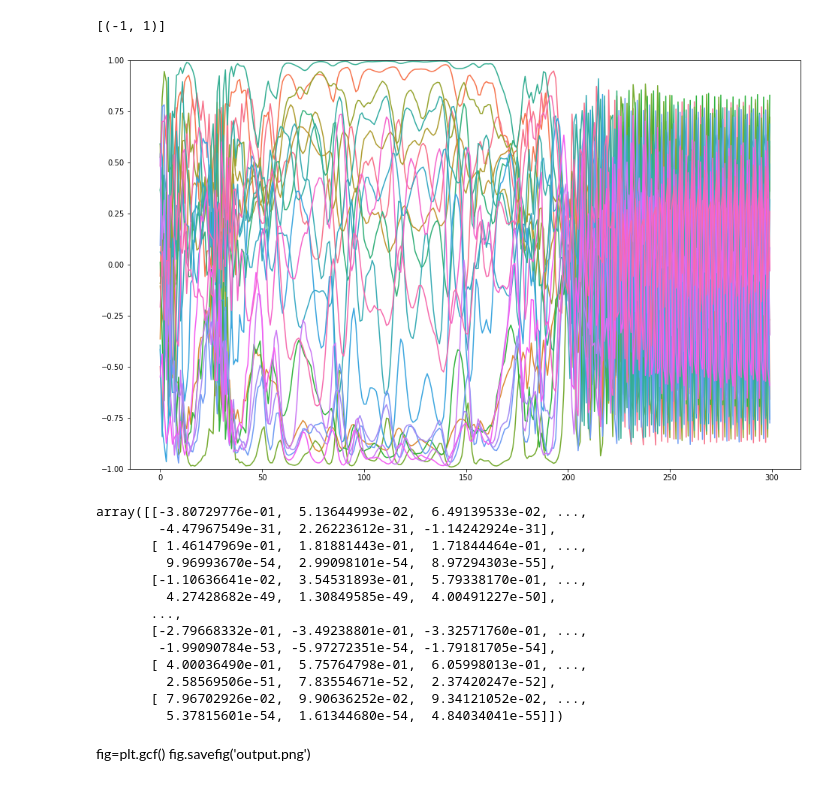
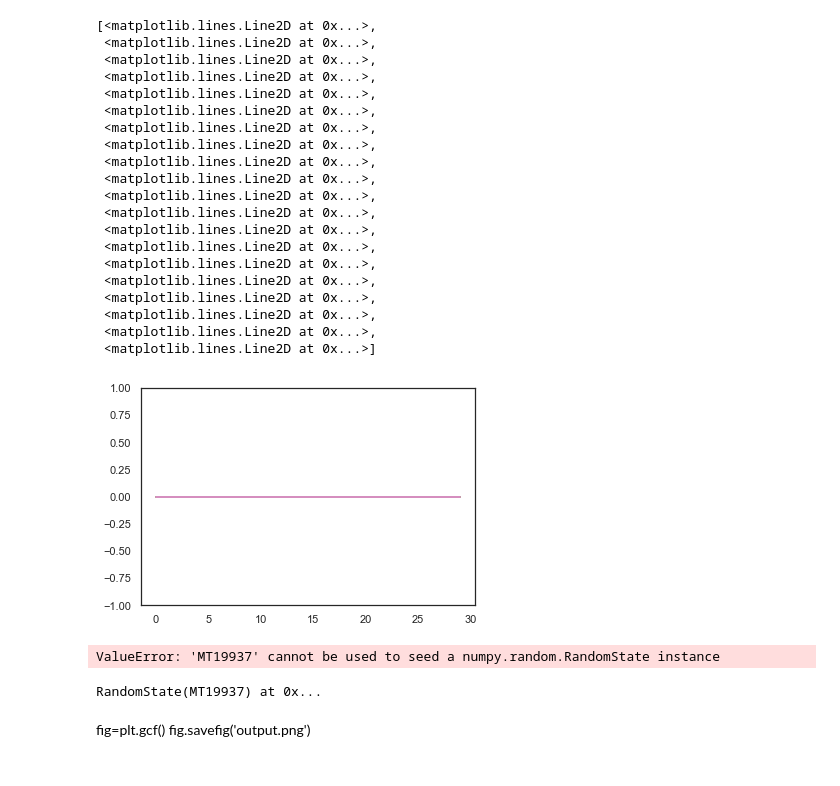
Before and after one commit to jamiecwebber/MusicMotionHack, a Jupyter notebook: Demo.ipynb, the cells around one changed output. Drawn from its saved outputs; the diff is of its cells as text; code cells hidden in the pictures.

```diff
--- a/Demo.ipynb
+++ b/Demo.ipynb
@@ -91,7 +155,35 @@ for j in range(100):
+# %%
+plt.clf()
+plt.ylim(-1,1)
+
+fig.set_size_inches(16,10)
+plt.plot(np.array(output[250:280]))
+# %% [output]
+[<matplotlib.lines.Line2D at 0x...>,
+ <matplotlib.lines.Line2D at 0x...>,
+ <matplotlib.lines.Line2D at 0x...>,
+ <matplotlib.lines.Line2D at 0x...>,
+ <matplotlib.lines.Line2D at 0x...>,
+ <matplotlib.lines.Line2D at 0x...>,
+ <matplotlib.lines.Line2D at 0x...>,
+ <matplotlib.lines.Line2D at 0x...>,
+ <matplotlib.lines.Line2D at 0x...>,
+ <matplotlib.lines.Line2D at 0x...>,
+ <matplotlib.lines.Line2D at 0x...>,
+ <matplotlib.lines.Line2D at 0x...>,
+ <matplotlib.lines.Line2D at 0x...>,
+ <matplotlib.lines.Line2D at 0x...>,
+ <matplotlib.lines.Line2D at 0x...>,
+ <matplotlib.lines.Line2D at 0x...>,
+ <matplotlib.lines.Line2D at 0x...>,
+ <matplotlib.lines.Line2D at 0x...>,
+ <matplotlib.lines.Line2D at 0x...>,
+ <matplotlib.lines.Line2D at 0x...>]
+[figure, added]
 # %%
 #  df = pd.DataFrame(dict(time=np.arange(25),
 #                          value=np.array(output[])))
-esn = SimpleESN(n_readout=20, n_components=20, n_inputs=2, input_gain=3, input_sparcity=1, damping=0.9, random_state=95326, weight_scaling=1.6, sparcity=0.75)
+esn = SimpleESN(n_readout=20, n_components=20, n_inputs=2, input_gain=2, input_sparcity=1, damping=0.2, random_state='MT19937', weight_scaling=1., sparcity=1)
 fig = plt.gcf()
 fig.set_size_inches(16,10)
 
@@ -108,27 +200,14 @@ for j in range(100):
 plot = sns.lineplot(data=np.array(output),dashes=False, legend=False)
 plot.set(ylim=(-1,1))
 # %% [output]
-[(-1, 1)]
+ValueError: 'MT19937' cannot be used to seed a numpy.random.RandomState instance
-[figure, removed]
 # %%
 
 plot.get_figure().savefig('output.png')
-# %%
-np.asarray(output).T
-# %% [output]
-array([[-3.80729776e-01,  5.13644993e-02,  6.49139533e-02, ...,
-        -4.47967549e-31,  2.26223612e-31, -1.14242924e-31],
-       [ 1.46147969e-01,  1.81881443e-01,  1.71844464e-01, ...,
-         9.96993670e-54,  2.99098101e-54,  8.97294303e-55],
-       [-1.10636641e-02,  3.54531893e-01,  5.79338170e-01, ...,
-         4.27428682e-49,  1.30849585e-49,  4.00491227e-50],
-       ...,
-       [-2.79668332e-01, -3.49238801e-01, -3.32571760e-01, ...,
-        -1.99090784e-53, -5.97272351e-54, -1.79181705e-54],
-       [ 4.00036490e-01,  5.75764798e-01,  6.05998013e-01, ...,
-         2.58569506e-51,  7.83554671e-52,  2.37420247e-52],
-       [ 7.96702926e-02,  9.90636252e-02,  9.34121052e-02, ...,
-         5.37815601e-54,  1.61344680e-54,  4.84034041e-55]])
+# %%
+esn.random_state
+# %% [output]
+RandomState(MT19937) at 0x...
 # %% [markdown]
 fig=plt.gcf()
 fig.savefig('output.png')
```
Also changed, not shown: parts of 8 cells of this notebook, 11 other files.
